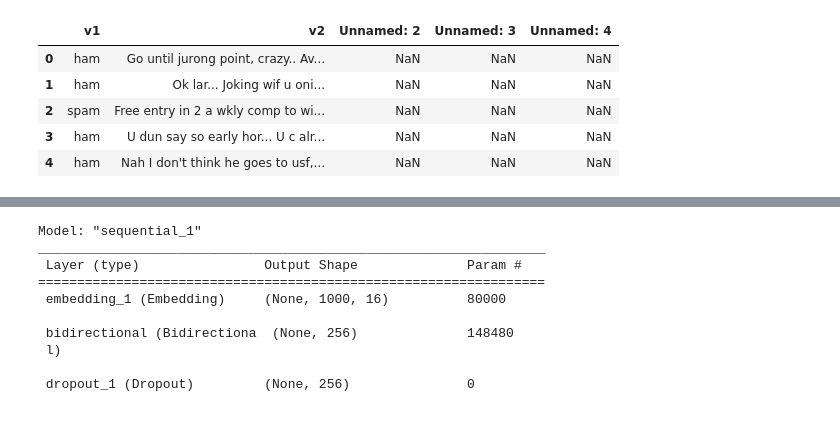
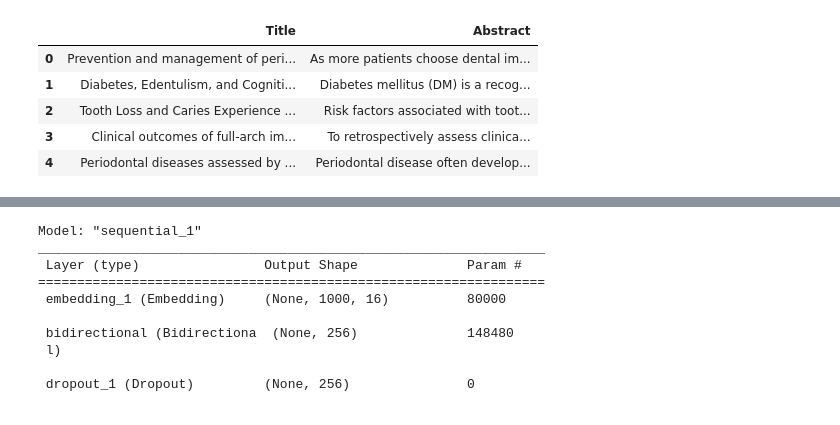
Before and after one commit to ardeliaraminta/nlp-models-research, a Jupyter notebook: model/bi-lstm.ipynb, the cells around one changed output, grey strips where cells are left out. Cells and saved outputs as stored; diff of their text form; code cells hidden in the pictures.

```diff
--- a/model/bi-lstm.ipynb
+++ b/model/bi-lstm.ipynb
@@ -30,13 +30,13 @@ from tensorflow.keras.preprocessing.text import Tokenizer
 from tensorflow.keras.preprocessing.sequence import pad_sequences
 from tensorflow.keras.callbacks import EarlyStopping
 # %%
-df = pd.read_csv("spam.csv",encoding = "ISO-8859-1")
+df = pd.read_csv("data_final.csv",sep=';')
 df.head()
 # %% [output]
-|  | v1 | v2 | Unnamed: 2 | Unnamed: 3 | Unnamed: 4 |
-| 0 | ham | Go until jurong point, crazy.. Av... | NaN | NaN | NaN |
-| 1 | ham | Ok lar... Joking wif u oni... | NaN | NaN | NaN |
-| 2 | spam | Free entry in 2 a wkly comp to wi... | NaN | NaN | NaN |
-| 3 | ham | U dun say so early hor... U c alr... | NaN | NaN | NaN |
-| 4 | ham | Nah I don't think he goes to usf,... | NaN | NaN | NaN |
+|  | Title | Abstract |
+| 0 | Prevention and management of peri... | As more patients choose dental im... |
+| 1 | Diabetes, Edentulism, and Cogniti... | Diabetes mellitus (DM) is a recog... |
+| 2 | Tooth Loss and Caries Experience ... | Risk factors associated with toot... |
+| 3 | Clinical outcomes of full-arch im... | To retrospectively assess clinica... |
+| 4 | Periodontal diseases assessed by ... | Periodontal disease often develop... |
 # %%
```
Also changed, not shown: parts of 12 cells of this notebook, 3 other files.
